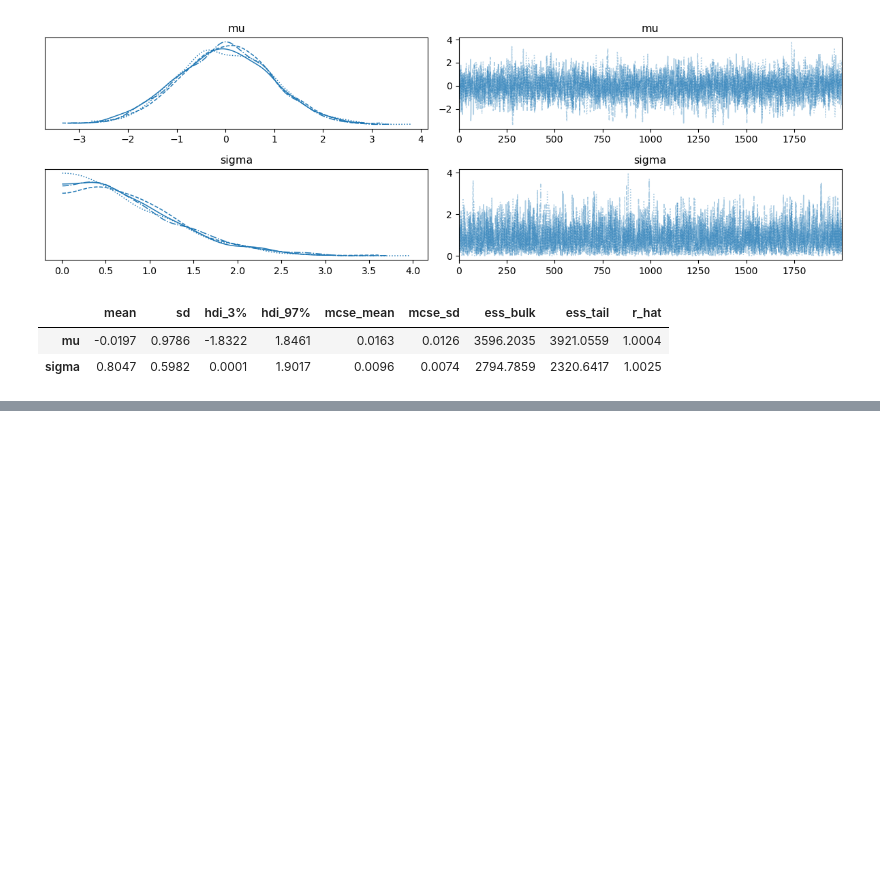
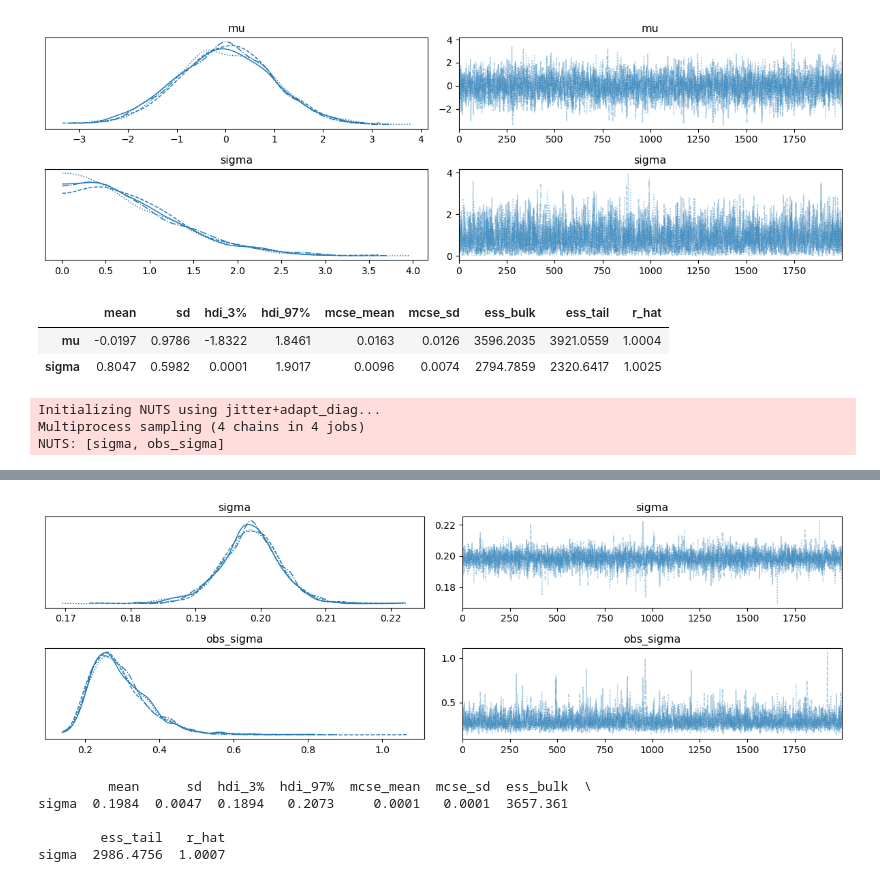
Before and after one commit to RezaCodz/Math_finance_models, a Jupyter notebook: models.ipynb, the cells around one changed output, grey strips where cells are left out. Drawn from its saved outputs; the diff is of its cells as text; code cells hidden in the pictures; blank space fills up the shorter version.

Commit message:
BS on generic data

```diff
--- a/models.ipynb
+++ b/models.ipynb
@@ -406,3 +406,56 @@ Sampling 4 chains for 2_000 tune and 2_000 draw iterations (8_000 + 8_000 draws
 |  | mean | sd | hdi_3% | hdi_97% | mcse_mean | mcse_sd | ess_bulk | ess_tail | r_hat |
 | mu | -0.0197 | 0.9786 | -1.8322 | 1.8461 | 0.0163 | 0.0126 | 3596.2035 | 3921.0559 | 1.0004 |
 | sigma | 0.8047 | 0.5982 | 0.0001 | 1.9017 | 0.0096 | 0.0074 | 2794.7859 | 2320.6417 | 1.0025 |
+# %%
+import numpy as np
+import pymc as pm
+import arviz as az
+import matplotlib.pyplot as plt
+
+# ---------- market data (real or synthetic) ----------
+S  = 100.0                    # spot
+r  = 0.01                     # risk-free rate
+T  = 0.5                      # time to maturity (yrs)
+K  = np.linspace(80, 120, 10) # strikes
+true_sigma = 0.20
+
+from scipy.stats import norm
+def bs_call_price_np(S, K, T, r, sigma):
+    d1 = (np.log(S/K)+(r+0.5*sigma**2)*T)/(sigma*np.sqrt(T))
+    d2 = d1 - sigma*np.sqrt(T)
+    return S*norm.cdf(d1) - K*np.exp(-r*T)*norm.cdf(d2)
+
+C_obs = bs_call_price_np(S, K, T, r, true_sigma)
+C_obs += np.random.normal(0, 0.25, size=K.shape)
+
+# ---------- Bayesian calibration ----------
+with pm.Model() as model:
+
+    K_data = pm.ConstantData("K_data", K)
+
+    sigma = pm.HalfNormal("sigma", sigma=1.0)
+    obs_sigma = pm.HalfNormal("obs_sigma", sigma=0.5)
+
+    def Phi(x):
+        return 0.5 * (1.0 + pm.math.erf(x / pm.math.sqrt(2.0)))
+
+    # Black-Scholes call price computed symbolically
+    d1 = (pm.math.log(S / K_data) + (r + 0.5 * sigma**2) * T) / (sigma * pm.math.sqrt(T))
+    d2 = d1 - sigma * pm.math.sqrt(T)
+    C_model = S * Phi(d1) - K_data * pm.math.exp(-r * T) * Phi(d2)
+
+    # observation noise (learn it or fix it)
+
+    pm.Normal("C_obs", mu=C_model, sigma=obs_sigma, observed=C_obs)
+
+    trace = pm.sample(draws=2000, tune=2000, target_accept=0.95, return_inferencedata=True)
+
+# ---------- diagnostics ----------
+az.plot_trace(trace)
+plt.tight_layout(); plt.show()
+
+print(az.summary(trace, var_names=["sigma"], round_to=4))
+# %% [output]
+Initializing NUTS using jitter+adapt_diag...
+Multiprocess sampling (4 chains in 4 jobs)
+NUTS: [sigma, obs_sigma]
@@ -408,0 +465,6 @@ Sampling 4 chains for 2_000 tune and 2_000 draw iterations (8_000 + 8_000 draws
+[figure, added]
+         mean      sd  hdi_3%  hdi_97%  mcse_mean  mcse_sd  ess_bulk  \
+sigma  0.1984  0.0047  0.1894   0.2073     0.0001   0.0001  3657.361
+
+        ess_tail   r_hat
+sigma  2986.4756  1.0007
```
Also changed, not shown: parts of 1 cell of this notebook, 1 other file.
